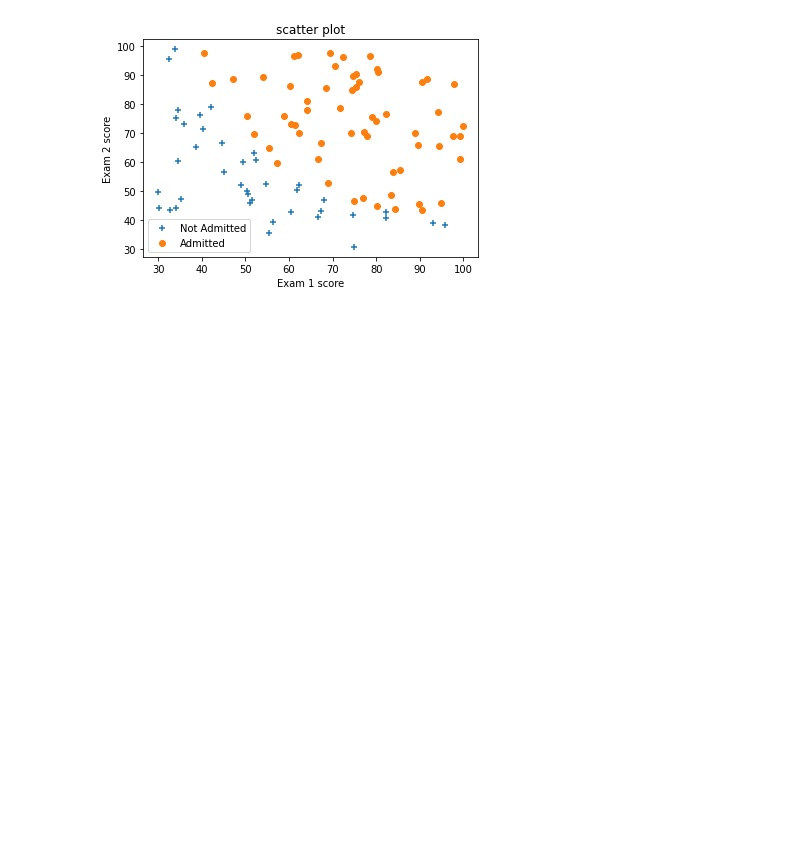
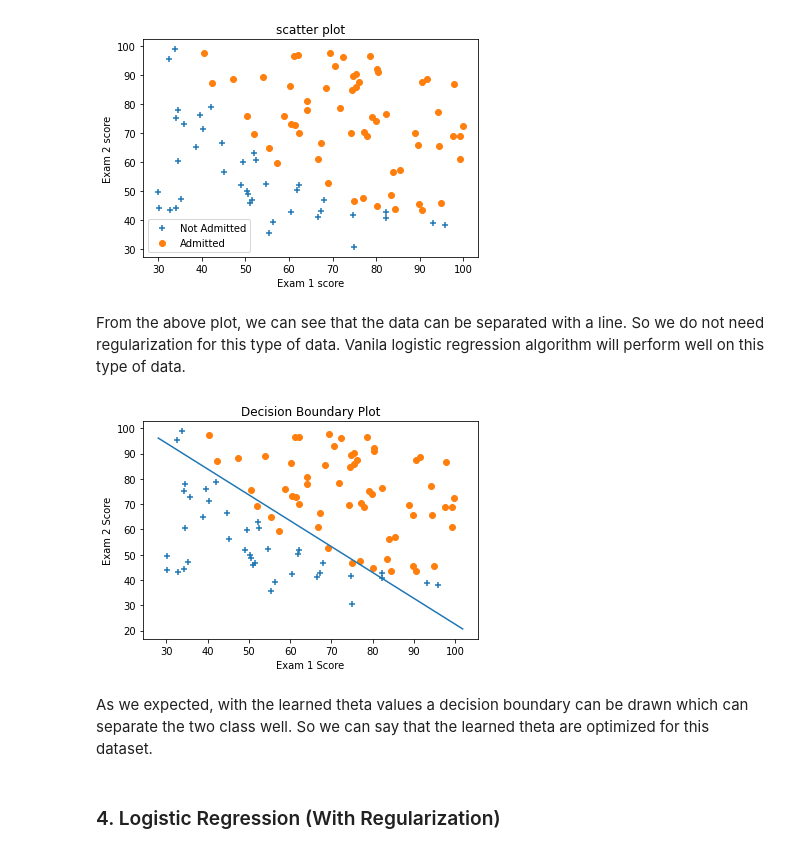
Before and after one commit to shamimtowhid/traditional_ML, a Jupyter notebook: Examples.ipynb, the cells around one changed output. Drawn from its saved outputs; the diff is of its cells as text; code cells hidden in the pictures; blank space fills up the shorter version.

Commit message:
finalize project 1 of Logistic regression

```diff
--- a/Examples.ipynb
+++ b/Examples.ipynb
@@ -183,6 +187,8 @@ tml.scatter_plot(cls_2[0], cls_2[1], m='o', xlabel='Exam 1 score', ylabel='Exam
                  legend=['Not Admitted', 'Admitted'])
 # %% [output]
 [figure]
+# %% [markdown]
+From the above plot, we can see that the data can be separated with a line. So we do not need regularization for this type of data. Vanila logistic regression algorithm will perform well on this type of data.
 # %%
 X = pd.DataFrame()
 
@@ -197,3 +203,16 @@ theta = tml.initialize_theta(num_feature)
 
 theta, loss = tml.logistic_regression.optimize_theta(X, y, tml.logistic_regression.logistic_loss, theta,
                                                tml.logistic_regression.gradient)
+# %%
+# plotting decision boundary
+tml.scatter_plot(cls_1[0], cls_1[1], show=False)
+tml.scatter_plot(cls_2[0], cls_2[1], m='o', show=False)
+tml.plot_decision_boundary(X, theta, xlabel='Exam 1 Score', ylabel='Exam 2 Score',
+                           title='Decision Boundary Plot')
+# %% [output]
+[figure, added]
+# %% [markdown]
+As we expected, with the learned theta values a decision boundary can be drawn which can separate the two class well. So we can say that the learned theta are optimized for this dataset.
+# %% [markdown]
+<a id='project4'></a>
+### 4. Logistic Regression (With Regularization)
```
Also changed, not shown: parts of 3 cells of this notebook.
